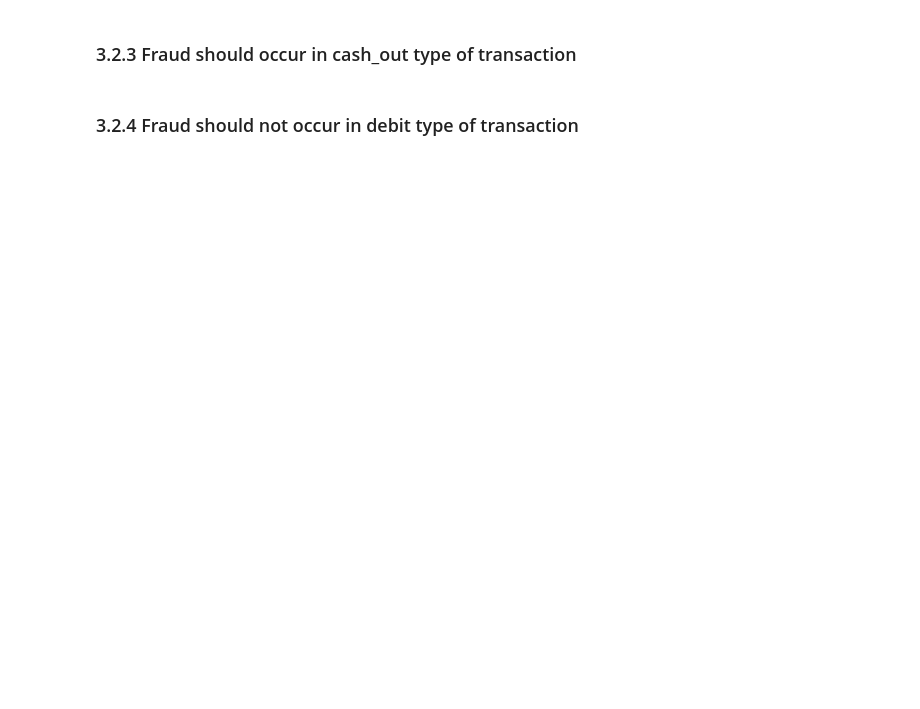
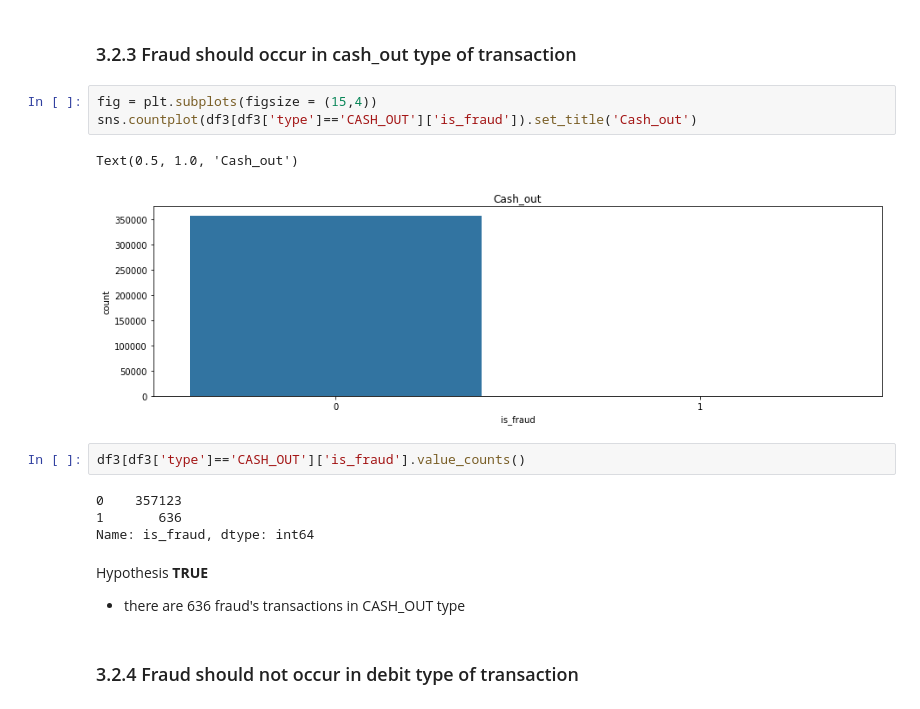
Before and after one commit to LessioGuilherme/pa002_block_fraud_company, a Jupyter notebook: notebooks/pa002_block_fraud_company_sprint01.ipynb, the cells around one changed output. Drawn from its saved outputs; the diff is of its cells as text; blank space fills up the shorter version.

```diff
--- a/notebooks/pa002_block_fraud_company_sprint01.ipynb
+++ b/notebooks/pa002_block_fraud_company_sprint01.ipynb
@@ -810,4 +893,19 @@ Name: is_fraud, dtype: float64
 # %% [markdown]
 ### 3.2.3 Fraud should occur in cash_out type of transaction
+# %%
+fig = plt.subplots(figsize = (15,4))
+sns.countplot(df3[df3['type']=='CASH_OUT']['is_fraud']).set_title('Cash_out')
+# %% [output]
+Text(0.5, 1.0, 'Cash_out')
+[figure, added]
+# %%
+df3[df3['type']=='CASH_OUT']['is_fraud'].value_counts()
+# %% [output]
+0    357123
+1       636
+Name: is_fraud, dtype: int64
+# %% [markdown]
+Hypothesis **TRUE**
+- there are 636 fraud's transactions in CASH_OUT type
 # %% [markdown]
 ### 3.2.4 Fraud should not occur in debit type of transaction
```
Also changed, not shown: parts of 51 cells of this notebook.
